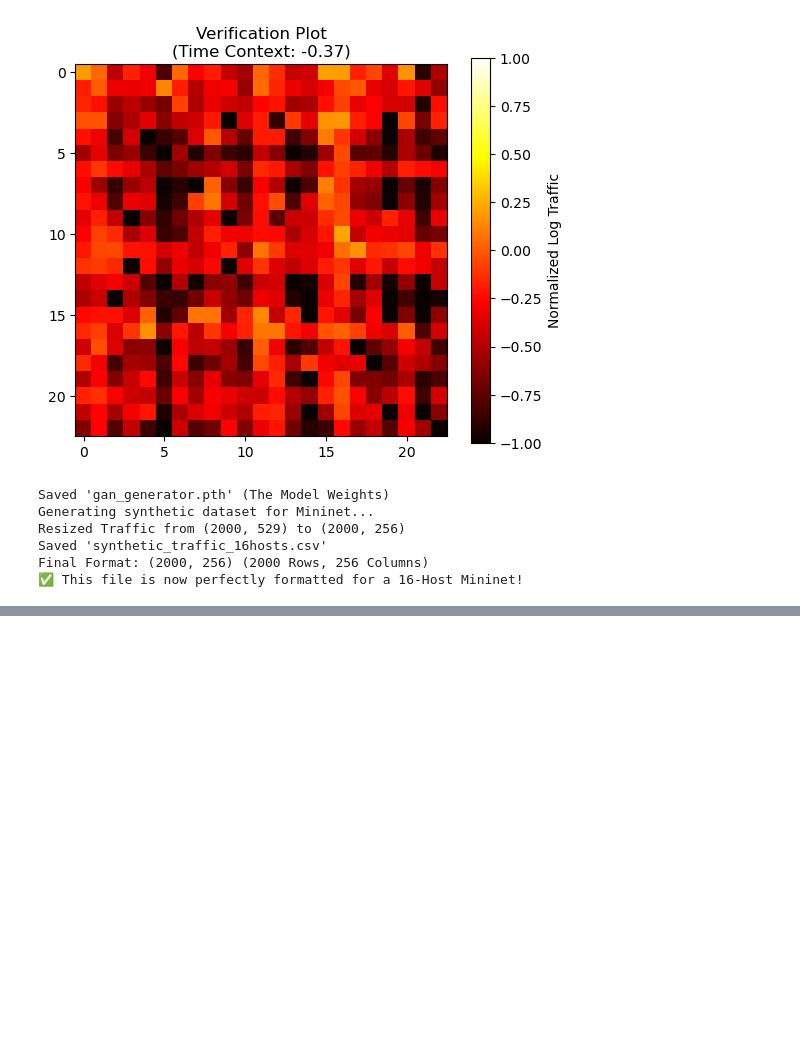
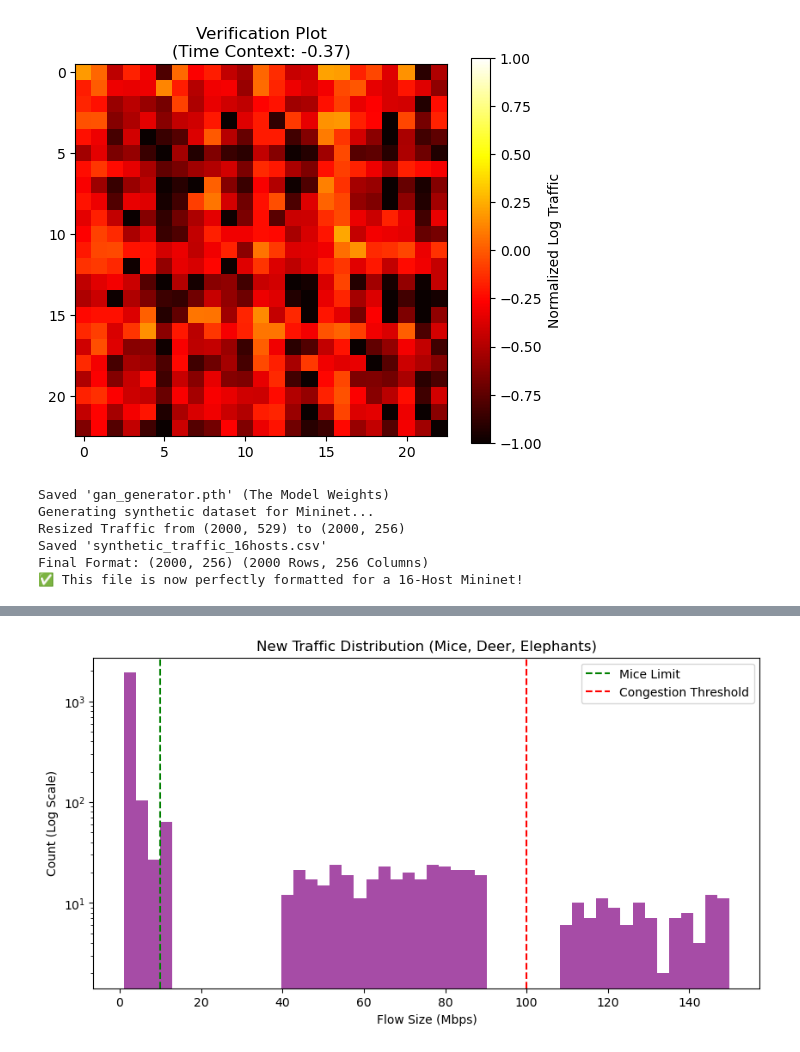
Before and after one commit to SanthoshRaaj-KR/Network_Automation, a Jupyter notebook: WGAN.ipynb, the cells around one changed output, grey strips where cells are left out. Drawn from its saved outputs; the diff is of its cells as text; code cells hidden in the pictures; blank space fills up the shorter version.

```diff
--- a/WGAN.ipynb
+++ b/WGAN.ipynb
@@ -593,0 +915,82 @@ Final Format: (2000, 256) (2000 Rows, 256 Columns)
+# %%
+import pandas as pd
+import numpy as np
+import matplotlib.pyplot as plt
+import random
+
+# --- CONFIGURATION ---
+INPUT_FILE = "synthetic_traffic_16hosts.csv"
+OUTPUT_FILE = "synthetic_traffic_16hosts_REALISTIC.csv"
+
+# SIMULATION SETTINGS
+NUM_HOSTS = 16
+NUM_FLOWS_PER_ROW = 530 # Roughly 16x16 pairs + overhead
+
+# PROBABILITIES (Per Second)
+PROB_ELEPHANT = 0.05   # 5% chance of a massive spike (120-150 Mbps)
+PROB_DEER     = 0.15   # 15% chance of medium traffic (40-90 Mbps)
+
+print(f"🦌 INJECTING MULTI-TIER FLOWS INTO: {INPUT_FILE}")
+
+# 1. Load Data
+df = pd.read_csv(INPUT_FILE, header=None)
+data = df.values
+num_rows, num_cols = data.shape
+
+# 2. Base Noise (Mice)
+# Clamp the WGAN output to be quiet (0-10 Mbps)
+# This preserves the "pattern" but keeps it low.
+realistic_data = np.clip(data, 0, 10.0)
+
+print("   ... Background noise clamped to 0-10 Mbps.")
+print("   ... Injecting 'Deer' (40-90 Mbps) and 'Elephants' (110-150 Mbps)...")
+
+counts = {"Mice": 0, "Deer": 0, "Elephant": 0}
+
+for i in range(num_rows):
+    # A. Inject Deer (Medium Flows)
+    # We inject slightly more of these
+    if random.random() < PROB_DEER:
+        # Pick a random pair
+        col_idx = random.randint(0, num_cols - 1)
+        # Generate flow size: 40 to 90 Mbps
+        flow_size = random.uniform(40.0, 90.0)
+        realistic_data[i, col_idx] = flow_size
+        counts["Deer"] += 1
+
+    # B. Inject Elephants (Heavy Flows)
+    # These override Deer if they happen on the same spot
+    if random.random() < PROB_ELEPHANT:
+        col_idx = random.randint(0, num_cols - 1)
+        # Generate flow size: 110 to 150 Mbps
+        flow_size = random.uniform(110.0, 150.0)
+        realistic_data[i, col_idx] = flow_size
+        counts["Elephant"] += 1
+
+# 3. Stats Check
+total_events = counts['Deer'] + counts['Elephant']
+print("\n📊 INJECTION REPORT:")
+print(f"   Total Seconds: {num_rows}")
+print(f"   🦌 Mid-Tier Flows (Deer):     {counts['Deer']} (Fills the gap)")
+print(f"   🐘 Top-Tier Flows (Elephant): {counts['Elephant']} (Causes Congestion)")
+
+# 4. Save
+pd.DataFrame(realistic_data).to_csv(OUTPUT_FILE, header=False, index=False)
+print(f"   💾 Saved to: {OUTPUT_FILE}")
+
+# 5. Visual Distribution Check
+plt.figure(figsize=(10, 5))
+flat_data = realistic_data.flatten()
+# Filter out 0s for cleaner plot
+nonzero_data = flat_data[flat_data > 1.0]
+
+plt.hist(nonzero_data, bins=50, color='purple', alpha=0.7)
+plt.title("New Traffic Distribution (Mice, Deer, Elephants)")
+plt.xlabel("Flow Size (Mbps)")
+plt.ylabel("Count (Log Scale)")
+plt.yscale('log') # Log scale helps see the small counts of Elephants
+plt.axvline(x=10, color='green', linestyle='--', label="Mice Limit")
+plt.axvline(x=100, color='red', linestyle='--', label="Congestion Threshold")
+plt.legend()
+plt.show()
+# %% [output]
@@ -593,0 +1006 @@ Final Format: (2000, 256) (2000 Rows, 256 Columns)
+[figure, added]
```
Also changed, not shown: parts of 7 cells of this notebook, 4 other files.
